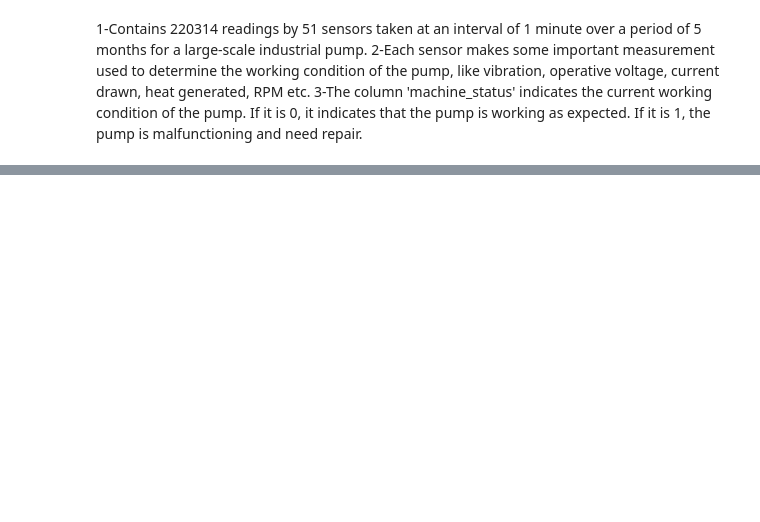
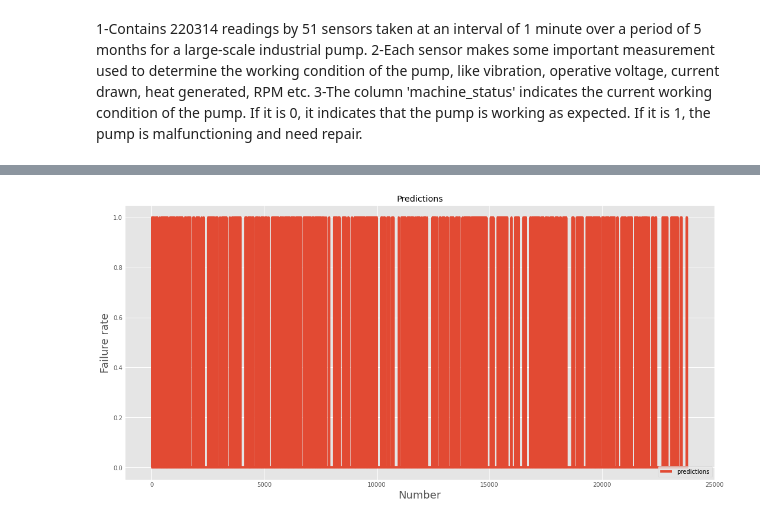
Before and after one commit to adityasaxena-crypto/Ntcc-model-2, a Jupyter notebook: ntcc_Xbg_.ipynb, the cells around one changed output, grey strips where cells are left out. Cells and saved outputs as stored; diff of their text form; code cells hidden in the pictures; blank space fills up the shorter version.

```diff
--- a/ntcc_Xbg_.ipynb
+++ b/ntcc_Xbg_.ipynb
@@ -53,3 +50,7 @@ clf.score(X_test,y_test)
+# %%
+X = sensor_data[indep_vars]
+y = sensor_data[depep_vars]
+X_train, X_test, y_train, y_test = train_test_split(X, y, test_size=0.2, random_state=1)
 # %%
 from xgboost import XGBClassifier
 model = XGBClassifier(n_estimators=1000)
@@ -59,0 +76,4 @@ model.score(X_test , y_test)
+# %%
+predictions = model.predict(X_test)
+predictionssmol= predictions[:60]
+y_test1=y_test[:60]
@@ -66,0 +118,10 @@ classifier.score(X_test,y_test)
+# %%
+plt.figure(figsize=(16,8))
+plt.title('Predictions')
+plt.plot(predictions)
+plt.ylabel('Failure rate', fontsize=18)
+plt.xlabel('Number',fontsize=18)
+plt.legend(['predictions'],loc='lower right')
+plt.show()
+# %% [output]
+[figure, added]
```
Also changed, not shown: parts of 18 cells of this notebook.
